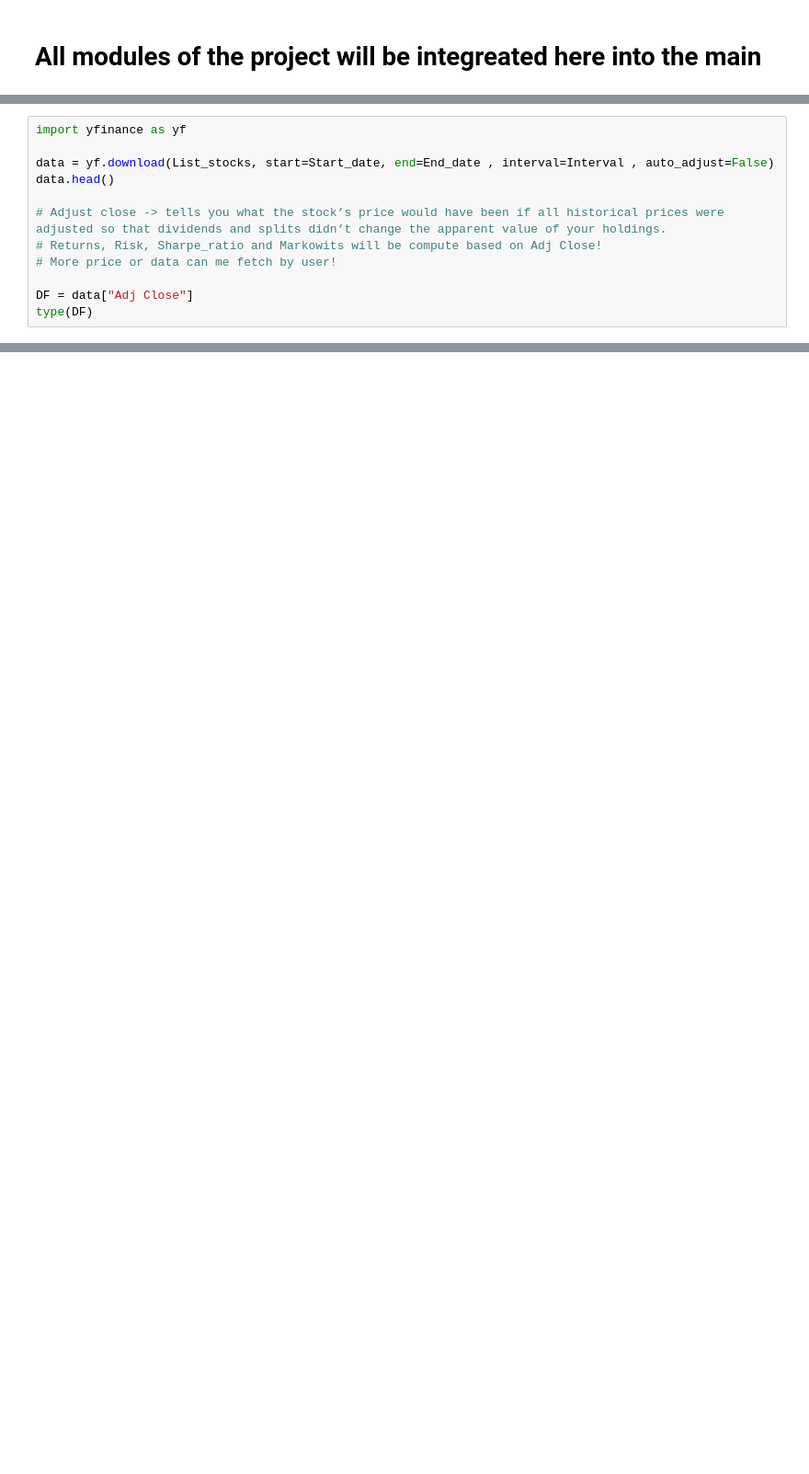
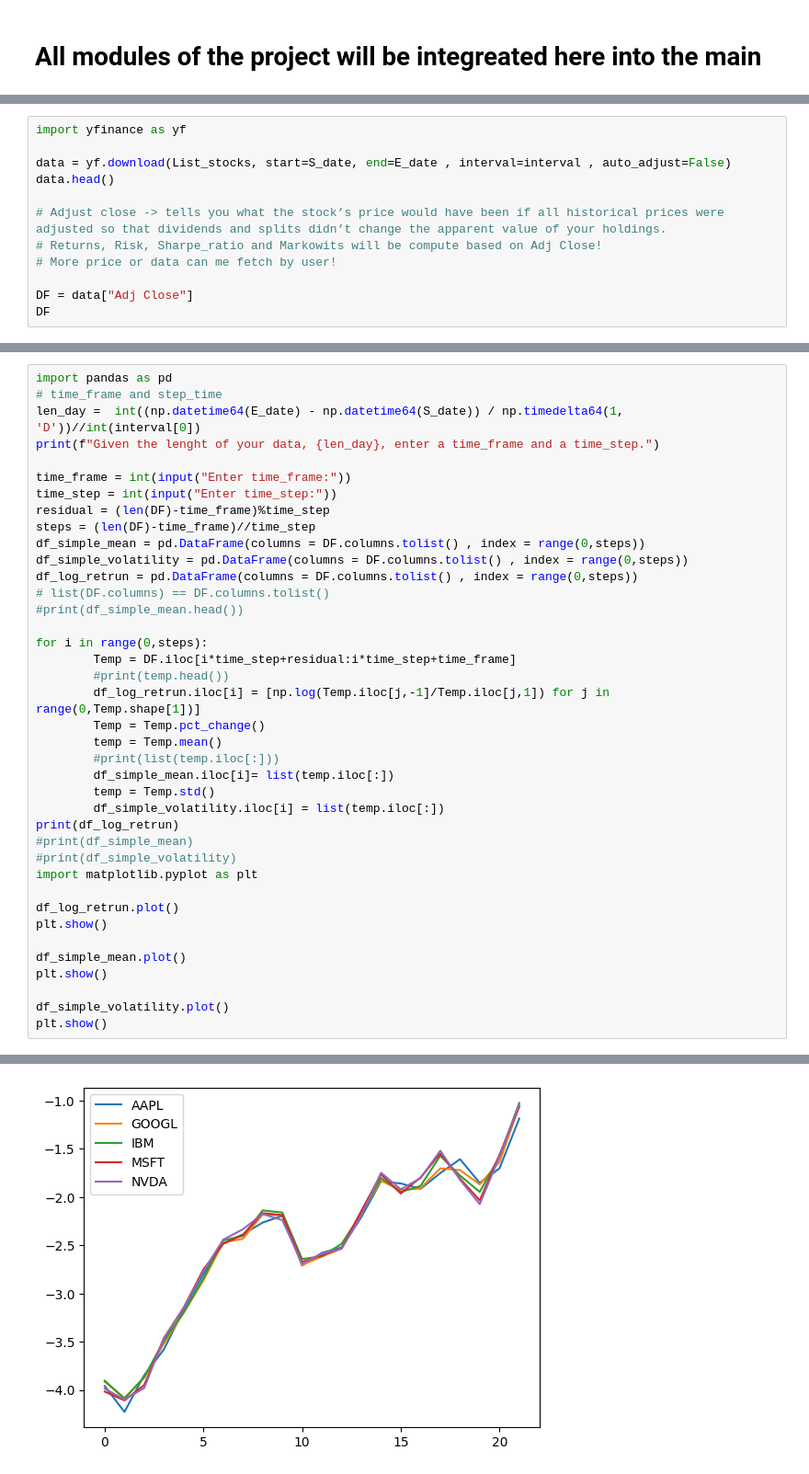
Before and after one commit to Ali-Hassanzadeh1995/Coding_class_2025-Project, a Jupyter notebook: Super_main.ipynb, the cells around one changed output, grey strips where cells are left out. Shown at 92% size. Saved outputs shown, nothing was run; the diff lists cells and outputs as text; blank space fills up the shorter version.

```diff
--- a/Super_main.ipynb
+++ b/Super_main.ipynb
@@ -32,7 +218,7 @@ Interval = "1d"
 # %%
 import yfinance as yf
 
-data = yf.download(List_stocks, start=Start_date, end=End_date , interval=Interval , auto_adjust=False)
+data = yf.download(List_stocks, start=S_date, end=E_date , interval=interval , auto_adjust=False)
 data.head()
 
 # Adjust close -> tells you what the stock’s price would have been if all historical prices were adjusted so that dividends and splits didn’t change the apparent value of your holdings.
@@ -40,6 +226,6 @@ data.head()
 # More price or data can me fetch by user!
 
 DF = data["Adj Close"]
-type(DF)
+DF
 # %% [output]
 [*********************100%***********************]  5 of 5 completed
@@ -82 +311,41 @@ NVDA     0.521462
 dtype: float64
+# %%
+import pandas as pd
+# time_frame and step_time
+len_day =  int((np.datetime64(E_date) - np.datetime64(S_date)) / np.timedelta64(1, 'D'))//int(interval[0])
+print(f"Given the lenght of your data, {len_day}, enter a time_frame and a time_step.")
+
+time_frame = int(input("Enter time_frame:"))
+time_step = int(input("Enter time_step:"))
+residual = (len(DF)-time_frame)%time_step
+steps = (len(DF)-time_frame)//time_step
+df_simple_mean = pd.DataFrame(columns = DF.columns.tolist() , index = range(0,steps))
+df_simple_volatility = pd.DataFrame(columns = DF.columns.tolist() , index = range(0,steps))
+df_log_retrun = pd.DataFrame(columns = DF.columns.tolist() , index = range(0,steps))
+# list(DF.columns) == DF.columns.tolist()
+#print(df_simple_mean.head())
+
+for i in range(0,steps):
+        Temp = DF.iloc[i*time_step+residual:i*time_step+time_frame]
+        #print(temp.head())
+        df_log_retrun.iloc[i] = [np.log(Temp.iloc[j,-1]/Temp.iloc[j,1]) for j in range(0,Temp.shape[1])]
+        Temp = Temp.pct_change()
+        temp = Temp.mean()
+        #print(list(temp.iloc[:]))
+        df_simple_mean.iloc[i]= list(temp.iloc[:])
+        temp = Temp.std()
+        df_simple_volatility.iloc[i] = list(temp.iloc[:])
+print(df_log_retrun)
+#print(df_simple_mean)
+#print(df_simple_volatility)
+import matplotlib.pyplot as plt
+
+df_log_retrun.plot()
+plt.show()
+
+df_simple_mean.plot()
+plt.show()
+
+df_simple_volatility.plot()
+plt.show()
+# %% [output]
@@ -82,0 +369 @@ dtype: float64
+[figure, added]
```
Also changed, not shown: parts of 14 cells of this notebook, 3 other files.
